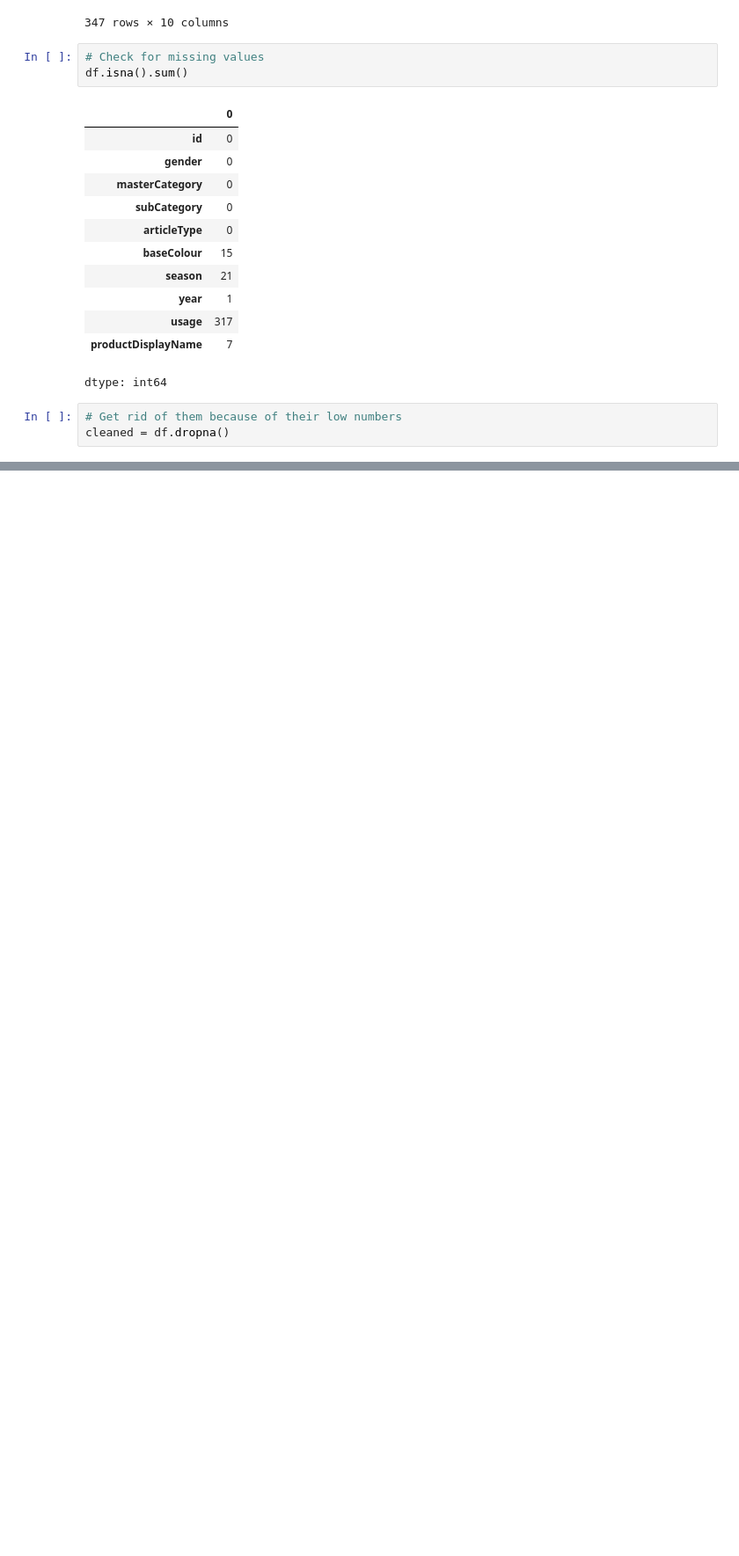
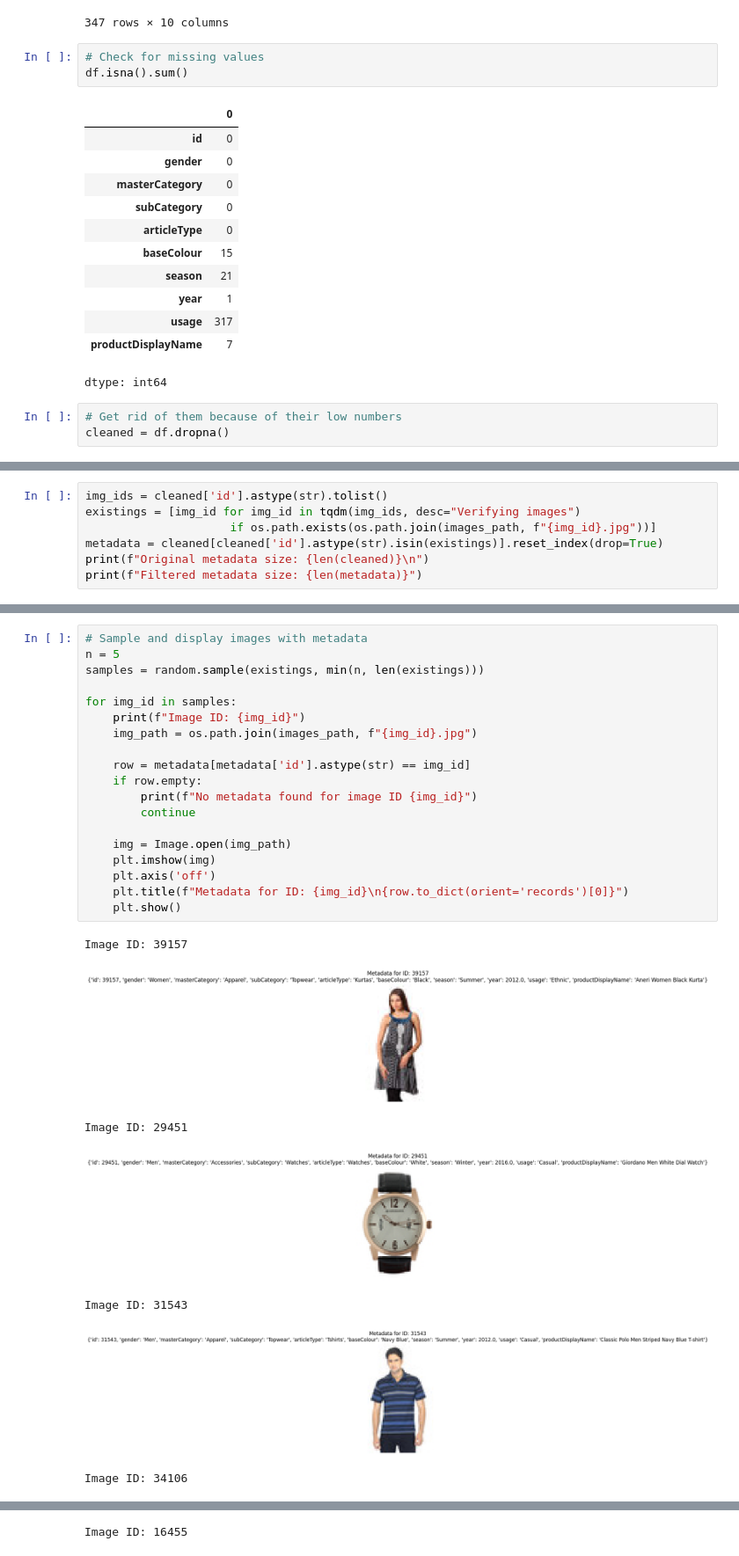
Before and after one commit to aminnademi/Predict-Fashion-Product-Images, a Jupyter notebook: Training/training_process.ipynb, the cells around one changed output, grey strips where cells are left out. Shown at 88% size. Cells and saved outputs as stored; diff of their text form; blank space fills up the shorter version.

Commit message:
Add Image & Metadata Verification & Check Matchings by Displaying A Few Random Image Samples With Their Metadata

```diff
--- a/Training/training_process.ipynb
+++ b/Training/training_process.ipynb
@@ -62,0 +65,7 @@ cleaned = df.dropna()
+# %%
+img_ids = cleaned['id'].astype(str).tolist()
+existings = [img_id for img_id in tqdm(img_ids, desc="Verifying images")
+                     if os.path.exists(os.path.join(images_path, f"{img_id}.jpg"))]
+metadata = cleaned[cleaned['id'].astype(str).isin(existings)].reset_index(drop=True)
+print(f"Original metadata size: {len(cleaned)}\n")
+print(f"Filtered metadata size: {len(metadata)}")
@@ -62,0 +76,27 @@ cleaned = df.dropna()
+# %%
+# Sample and display images with metadata
+n = 5
+samples = random.sample(existings, min(n, len(existings)))
+
+for img_id in samples:
+    print(f"Image ID: {img_id}")
+    img_path = os.path.join(images_path, f"{img_id}.jpg")
+
+    row = metadata[metadata['id'].astype(str) == img_id]
+    if row.empty:
+        print(f"No metadata found for image ID {img_id}")
+        continue
+
+    img = Image.open(img_path)
+    plt.imshow(img)
+    plt.axis('off')
+    plt.title(f"Metadata for ID: {img_id}\n{row.to_dict(orient='records')[0]}")
+    plt.show()
+# %% [output]
+Image ID: 39157
+[figure, added]
+Image ID: 29451
+[figure, added]
+Image ID: 31543
+[figure, added]
+Image ID: 34106
@@ -62,0 +104 @@ cleaned = df.dropna()
+Image ID: 16455
```
Also changed, not shown: parts of 3 cells of this notebook.
